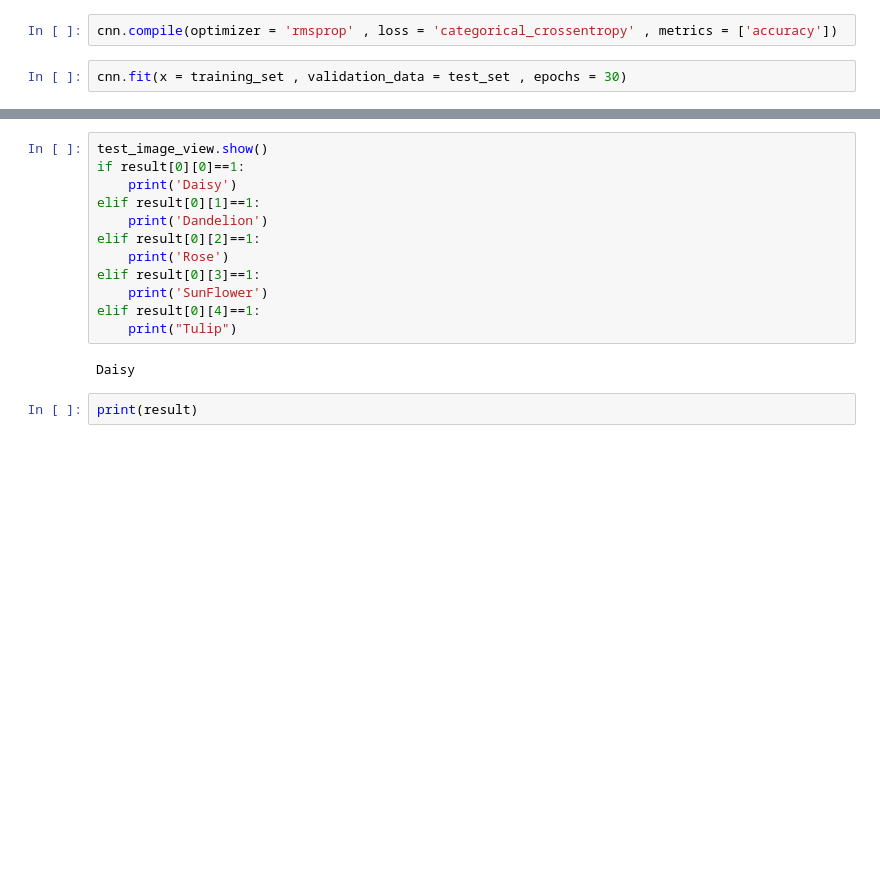
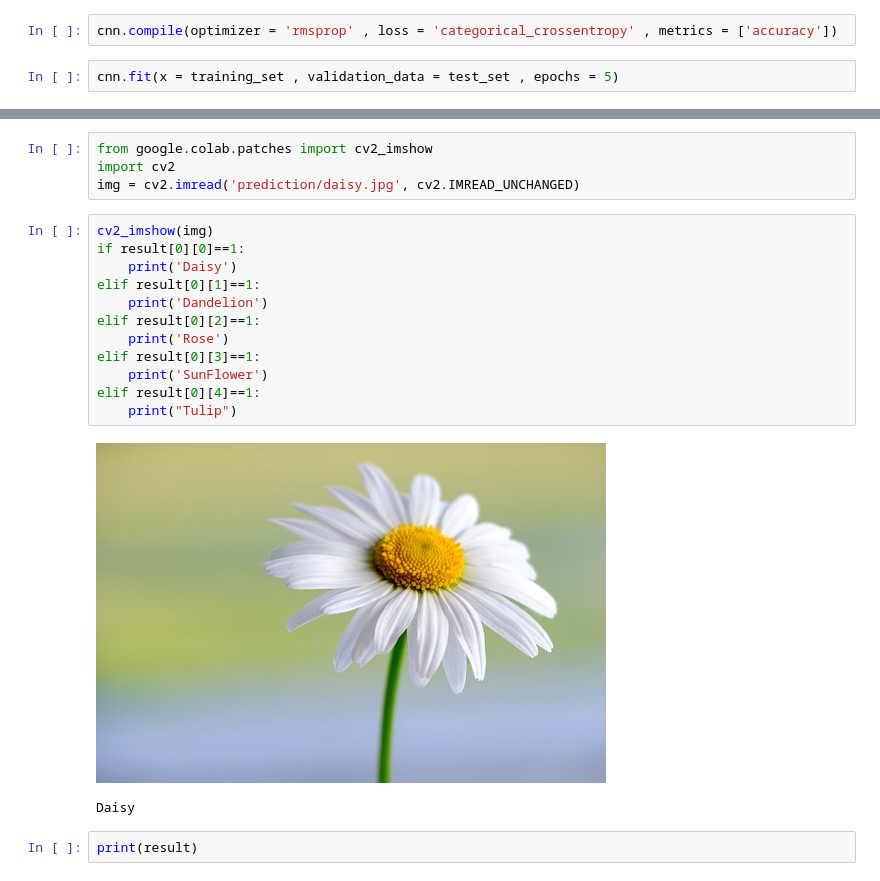
Before and after one commit to Nycht1/flower-recognition, a Jupyter notebook: flower_recognition.ipynb, the cells around one changed output, grey strips where cells are left out. Saved outputs shown, nothing was run; the diff lists cells and outputs as text; blank space fills up the shorter version.

```diff
--- a/flower_recognition.ipynb
+++ b/flower_recognition.ipynb
@@ -75,5 +78,5 @@ cnn.add(tf.keras.layers.Dense(units=5 , activation='softmax'))
 # %%
 cnn.compile(optimizer = 'rmsprop' , loss = 'categorical_crossentropy' , metrics = ['accuracy'])
 # %%
-cnn.fit(x = training_set , validation_data = test_set , epochs = 30)
+cnn.fit(x = training_set , validation_data = test_set , epochs = 5)
 # %% [output]
@@ -108,17 +104,22 @@ training_set.class_indices
 {'daisy': 0, 'dandelion': 1, 'rose': 2, 'sunflower': 3, 'tulip': 4}
+# %%
+from google.colab.patches import cv2_imshow
+import cv2
+img = cv2.imread('prediction/daisy.jpg', cv2.IMREAD_UNCHANGED)
 # %%
-test_image_view.show()
+cv2_imshow(img)
 if result[0][0]==1:
     print('Daisy')
 elif result[0][1]==1:
     print('Dandelion')
 elif result[0][2]==1:
     print('Rose')
 elif result[0][3]==1:
     print('SunFlower')
 elif result[0][4]==1:
     print("Tulip")
 # %% [output]
+[figure, added]
 Daisy
 # %%
 print(result)
```
Also changed, not shown: parts of 3 cells of this notebook, 1 other file.
